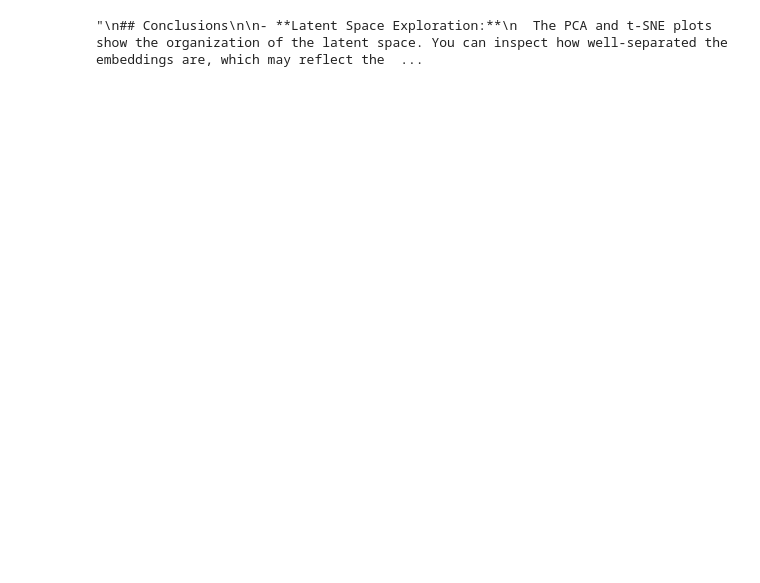
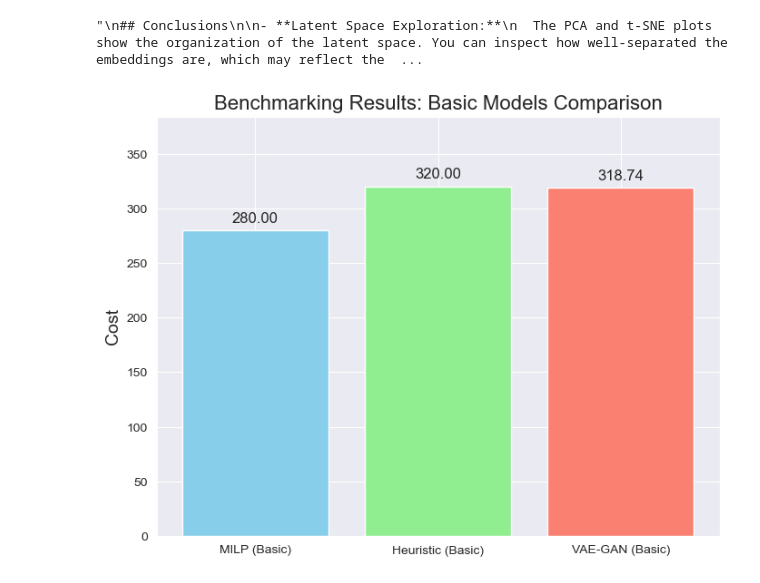
Before and after one commit to mortezabarcelona/VAE_GAN_Logistics_Framework, a Jupyter notebook: notebooks/Model_Evaluation.ipynb, the cells around one changed output. Cells and saved outputs as stored; diff of their text form; code cells hidden in the pictures; blank space fills up the shorter version.

```diff
--- a/notebooks/Model_Evaluation.ipynb
+++ b/notebooks/Model_Evaluation.ipynb
@@ -256,3 +279,26 @@ These observations provide insight into the quality of the learned embeddings an
 """
 # %% [output]
 "\n## Conclusions\n\n- **Latent Space Exploration:**\n  The PCA and t-SNE plots show the organization of the latent space. You can inspect how well-separated the embeddings are, which may reflect the  ...
+# %%
+import matplotlib.pyplot as plt
+import numpy as np
+
+# Define the basic model results (use your obtained values)
+models = ["MILP (Basic)", "Heuristic (Basic)", "VAE-GAN (Basic)"]
+costs = [280.0, 320.0, 318.74]
+
+# Create a bar chart for the basic model comparison.
+plt.figure(figsize=(8, 6))
+bars = plt.bar(models, costs, color=["skyblue", "lightgreen", "salmon"])
+
+# Add annotation on top of each bar.
+for bar in bars:
+    yval = bar.get_height()
+    plt.text(bar.get_x() + bar.get_width()/2.0, yval + 5, f"{yval:.2f}", ha='center', va='bottom', fontsize=12)
+
+plt.title("Benchmarking Results: Basic Models Comparison", fontsize=16)
+plt.ylabel("Cost", fontsize=14)
+plt.ylim(0, max(costs)*1.2)
+plt.show()
+# %% [output]
+[figure, added]
```
Also changed, not shown: parts of 7 cells of this notebook, 20 other files.
